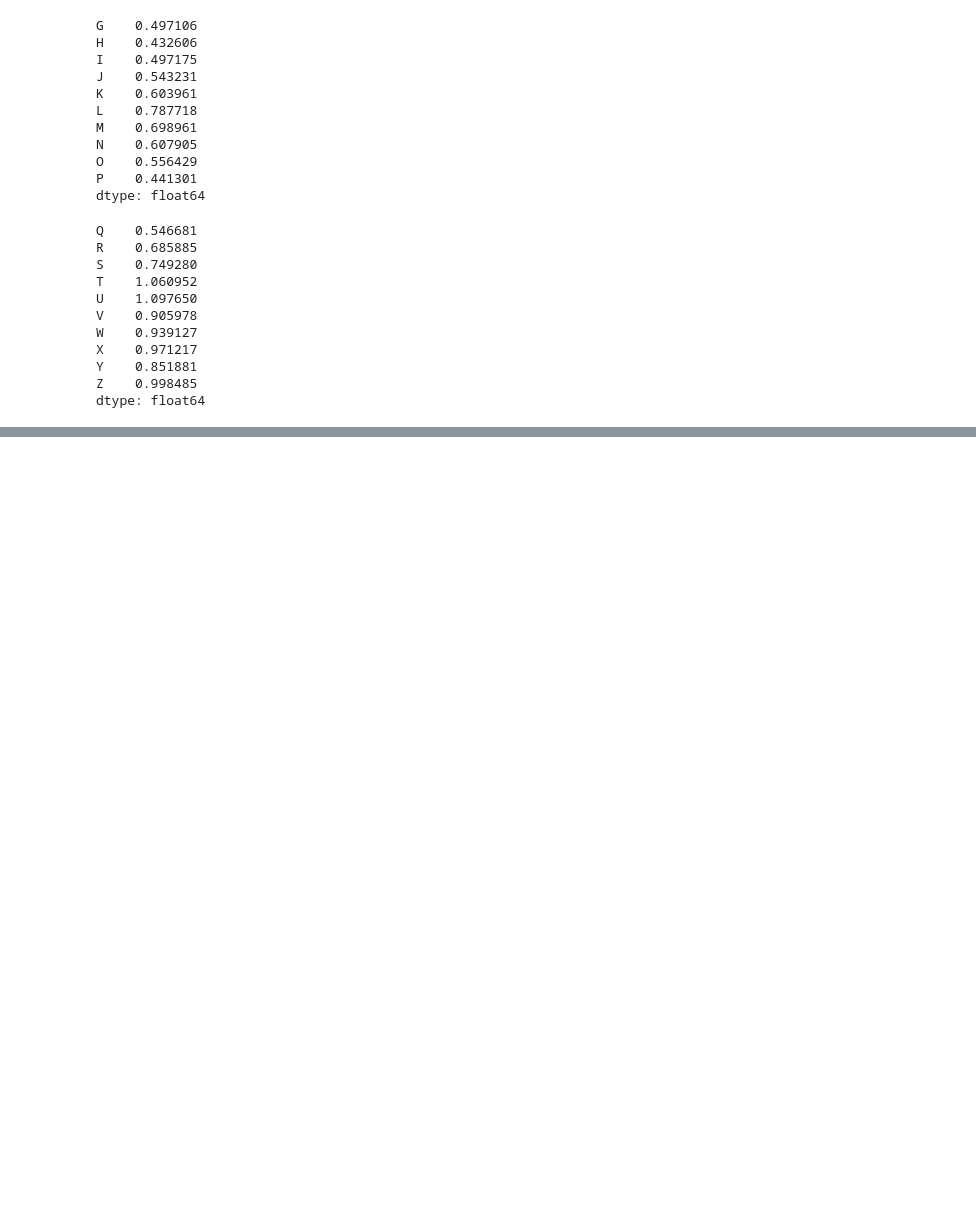
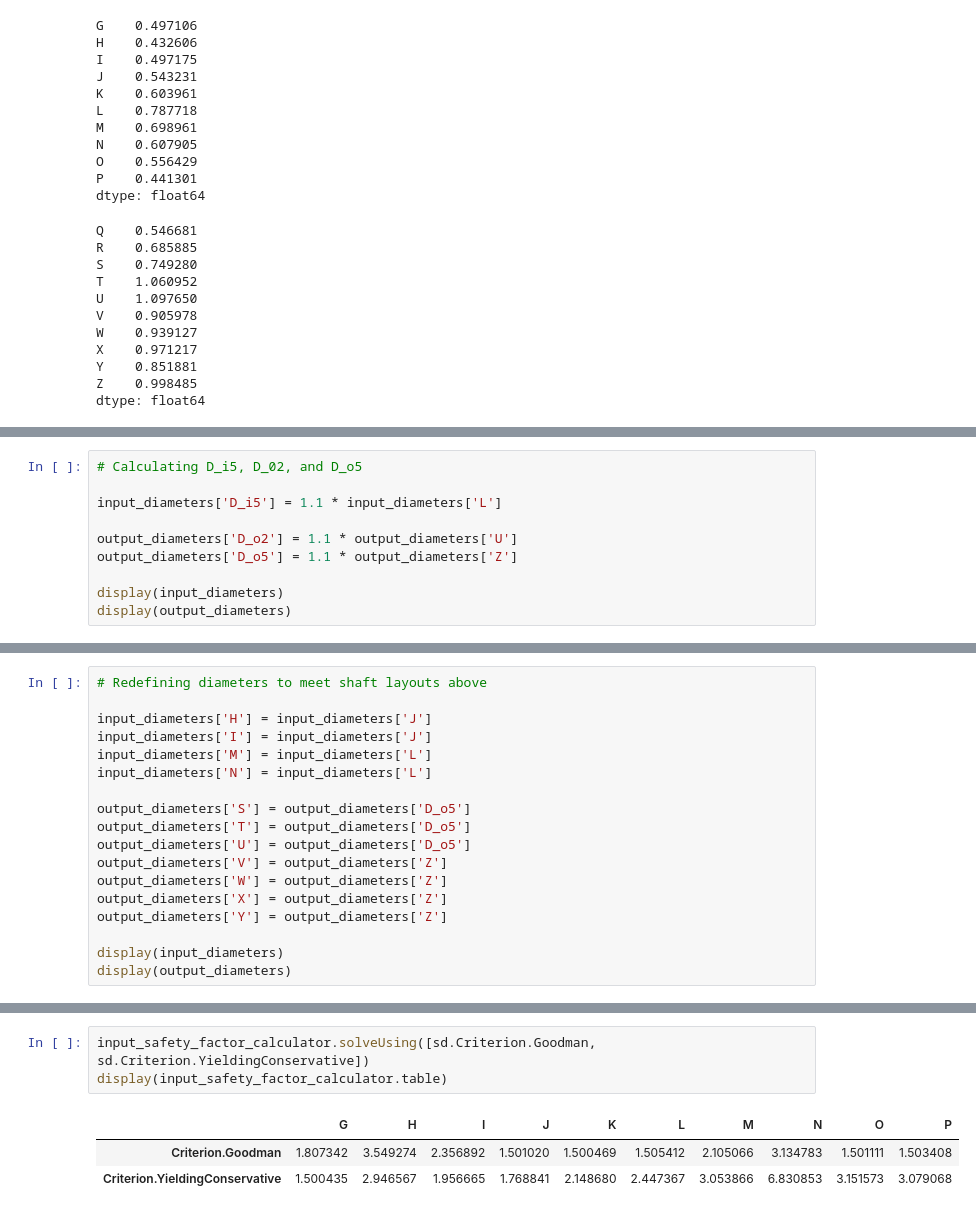
Before and after one commit to iHoonter/Machine-Design-Project-Code, a Jupyter notebook: Project.ipynb, the cells around one changed output, grey strips where cells are left out. Cells and saved outputs as stored; diff of their text form; blank space fills up the shorter version.

Commit message:
Safety factors found, no axial support yet

```diff
--- a/Project.ipynb
+++ b/Project.ipynb
@@ -842,0 +847,10 @@ print(f'K >= 1.1J? {input_diameters['K'] >= 1.1*input_diameters['J']}')
+# %%
+# Calculating D_i5, D_02, and D_o5
+
+input_diameters['D_i5'] = 1.1 * input_diameters['L']
+
+output_diameters['D_o2'] = 1.1 * output_diameters['U']
+output_diameters['D_o5'] = 1.1 * output_diameters['Z']
+
+display(input_diameters)
+display(output_diameters)
@@ -842,0 +895,18 @@ print(f'K >= 1.1J? {input_diameters['K'] >= 1.1*input_diameters['J']}')
+# %%
+# Redefining diameters to meet shaft layouts above
+
+input_diameters['H'] = input_diameters['J']
+input_diameters['I'] = input_diameters['J']
+input_diameters['M'] = input_diameters['L']
+input_diameters['N'] = input_diameters['L']
+
+output_diameters['S'] = output_diameters['D_o5']
+output_diameters['T'] = output_diameters['D_o5']
+output_diameters['U'] = output_diameters['D_o5']
+output_diameters['V'] = output_diameters['Z']
+output_diameters['W'] = output_diameters['Z']
+output_diameters['X'] = output_diameters['Z']
+output_diameters['Y'] = output_diameters['Z']
+
+display(input_diameters)
+display(output_diameters)
@@ -842,0 +1004,7 @@ print(f'K >= 1.1J? {input_diameters['K'] >= 1.1*input_diameters['J']}')
+# %%
+input_safety_factor_calculator.solveUsing([sd.Criterion.Goodman, sd.Criterion.YieldingConservative])
+display(input_safety_factor_calculator.table)
+# %% [output]
+|  | G | H | I | J | K | L | M | N | O | P |
+| Criterion.Goodman | 1.807342 | 3.549274 | 2.356892 | 1.501020 | 1.500469 | 1.505412 | 2.105066 | 3.134783 | 1.501111 | 1.503408 |
+| Criterion.YieldingConservative | 1.500435 | 2.946567 | 1.956665 | 1.768841 | 2.148680 | 2.447367 | 3.053866 | 6.830853 | 3.151573 | 3.079068 |
```
Also changed, not shown: parts of 9 cells of this notebook, 2 other files.
